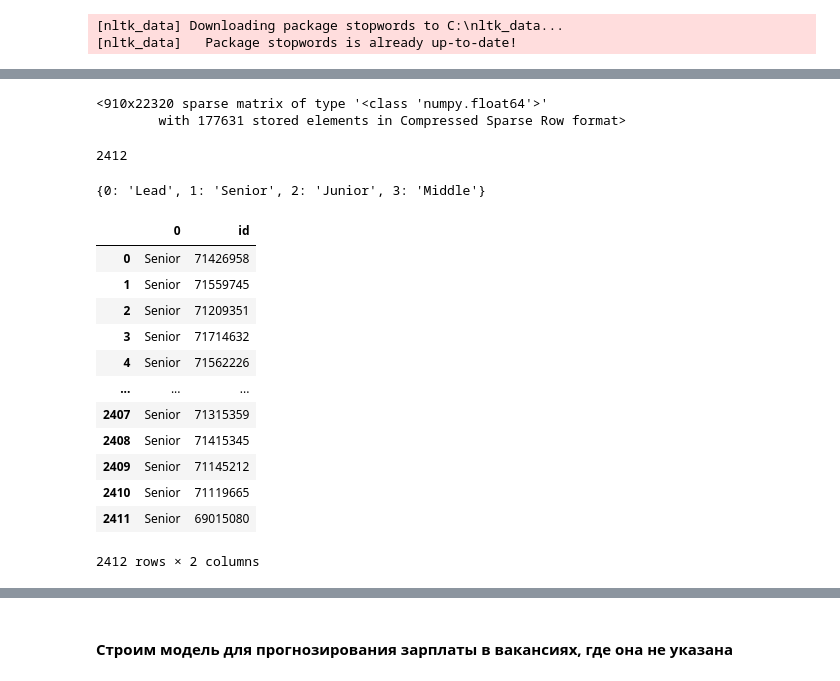
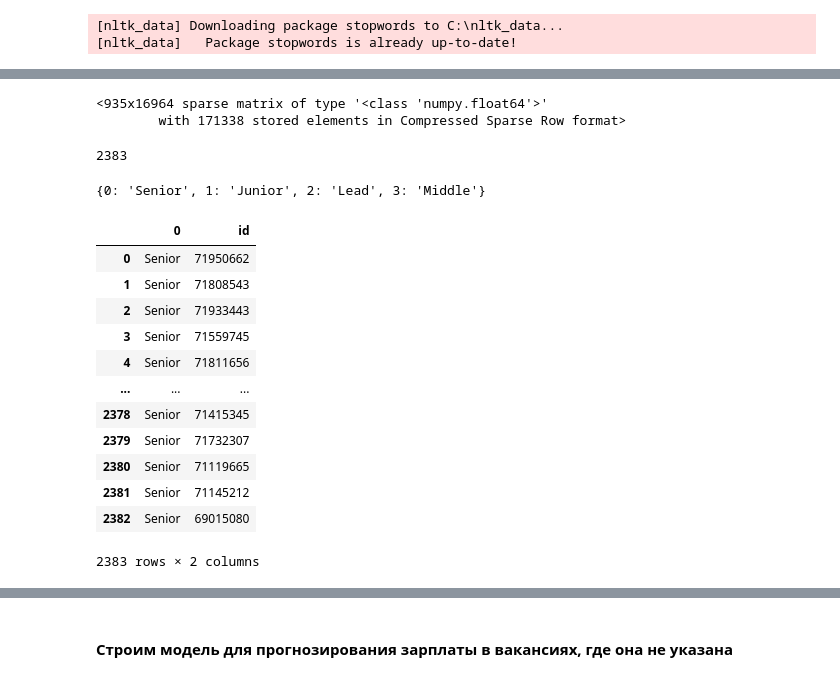
Before and after one commit to Itillonis/DA_Project, a Jupyter notebook: Final project.ipynb, the cells around one changed output, grey strips where cells are left out. Cells and saved outputs as stored; diff of their text form; code cells hidden in the pictures.

```diff
--- a/Final project.ipynb
+++ b/Final project.ipynb
@@ -258,8 +259,20 @@ def cleaner(text):
     clean_text = re.sub(re.compile('<.*?>'), '', text)
     clean_text = re.sub(re.compile('\&.*?;'), '', clean_text).lower()
     return clean_text
+# %%
+morph = pymorphy2.MorphAnalyzer()
+def lemmatize(row):
+    t = []
+    text = row['description']
+    for word in text.split():
+        if len(word)<=1:
+            continue
+        p = morph.parse(word)[0]
+        t.append(p.normal_form)
+    return " ".join(t)
 # %%
 vacs_and_skills['description'] = vacs_and_skills['description'].apply(lambda x:cleaner(x))
+vacs_and_skills['description'] = vacs_and_skills.apply(lemmatize, axis = 1)
 vacs_and_skills
 # %% [output]
 |  | id | premium | name | skills | description | has_test | response_letter_required | area | type | ... |
@@ -311,38 +324,38 @@ description_nl = text_transformer.fit_transform(not_leveled_vacs['description'])
 # %%
 description
 # %% [output]
-<910x22320 sparse matrix of type '<class 'numpy.float64'>'
-        with 177631 stored elements in Compressed Sparse Row format>
+<935x16964 sparse matrix of type '<class 'numpy.float64'>'
+        with 171338 stored elements in Compressed Sparse Row format>
 # %%
-len(level_fit.predict(description_nl[:, :22320]))
+len(level_fit.predict(description_nl[:, :description.shape[1]]))
 # %% [output]
-2412
+2383
 # %%
 levels_dict = {y: x for x, y in levels_dict.items()}
 # %%
 levels_dict
 # %% [output]
-{0: 'Lead', 1: 'Senior', 2: 'Junior', 3: 'Middle'}
+{0: 'Senior', 1: 'Junior', 2: 'Lead', 3: 'Middle'}
 # %%
-predicted_level = pd.Series(level_fit.predict(description_nl[:, :22320]))
+predicted_level = pd.Series(level_fit.predict(description_nl[:, :description.shape[1]]))
 predicted_level = predicted_level.apply(lambda x:levels_dict[x])
 predicted_level = pd.DataFrame(predicted_level)
 predicted_level['id'] = vacs_and_skills[vacs_and_skills['Level'].isnull()].reset_index()['id']
 predicted_level
 # %% [output]
 |  | 0 | id |
-| 0 | Senior | 71426958 |
-| 1 | Senior | 71559745 |
-| 2 | Senior | 71209351 |
-| 3 | Senior | 71714632 |
-| 4 | Senior | 71562226 |
+| 0 | Senior | 71950662 |
+| 1 | Senior | 71808543 |
+| 2 | Senior | 71933443 |
+| 3 | Senior | 71559745 |
+| 4 | Senior | 71811656 |
 | ... | ... | ... |
-| 2407 | Senior | 71315359 |
-| 2408 | Senior | 71415345 |
-| 2409 | Senior | 71145212 |
-| 2410 | Senior | 71119665 |
-| 2411 | Senior | 69015080 |
+| 2378 | Senior | 71415345 |
+| 2379 | Senior | 71732307 |
+| 2380 | Senior | 71119665 |
+| 2381 | Senior | 71145212 |
+| 2382 | Senior | 69015080 |
-2412 rows × 2 columns
+2383 rows × 2 columns
 # %%
 vacs_and_skills = vacs_and_skills.join(predicted_level.set_index('id'), on='id')
 # %%
```
Also changed, not shown: parts of 35 cells of this notebook.
